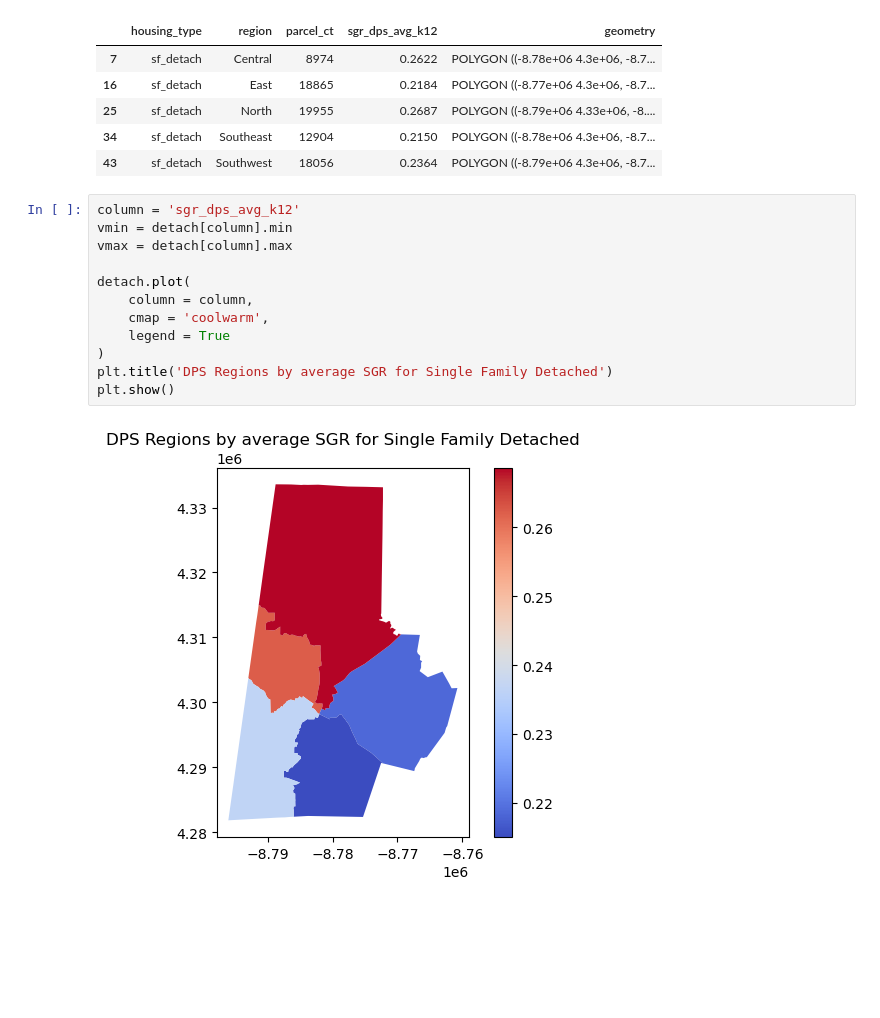
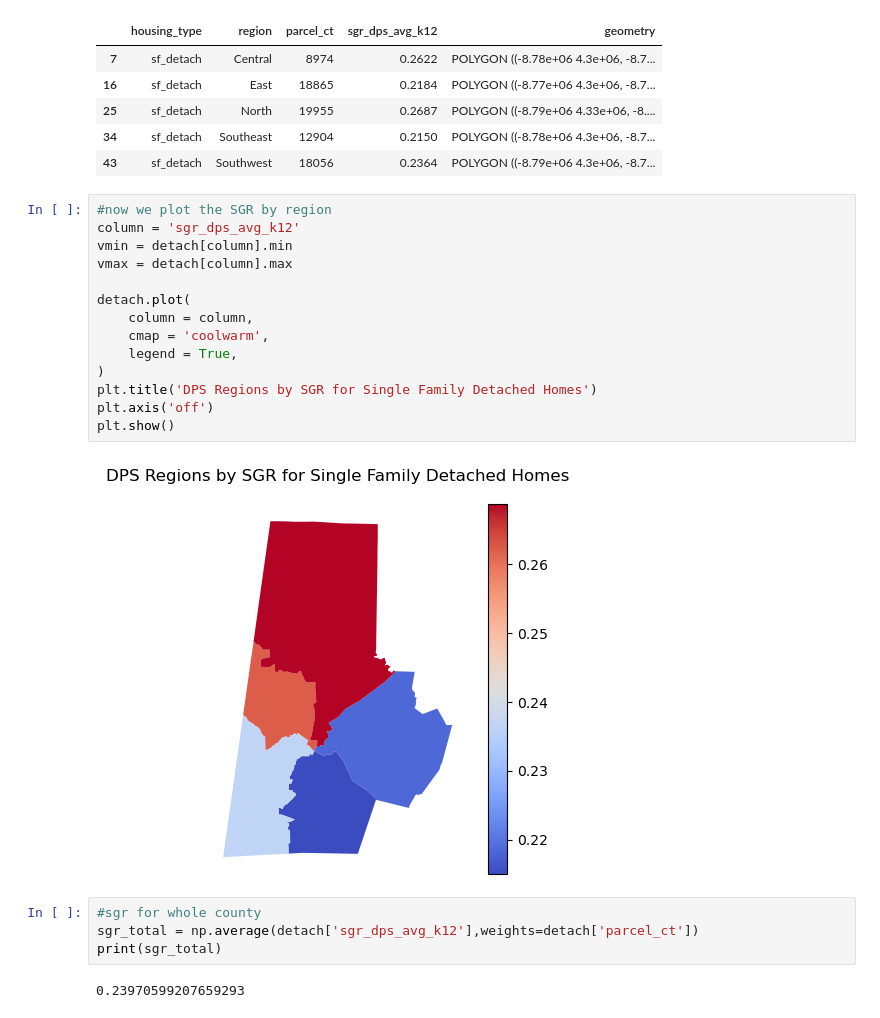
Before and after one commit to olublin/DPS-Planning, a Jupyter notebook: sgr_dev.ipynb, the cells around one changed output. Saved outputs shown, nothing was run; the diff lists cells and outputs as text; blank space fills up the shorter version.

```diff
--- a/sgr_dev.ipynb
+++ b/sgr_dev.ipynb
@@ -62,16 +63,24 @@ detach
 | 34 | sf_detach | Southeast | 12904 | 0.2150 | POLYGON ((-8.78e+06 4.3e+06, -8.7... |
 | 43 | sf_detach | Southwest | 18056 | 0.2364 | POLYGON ((-8.79e+06 4.3e+06, -8.7... |
 # %%
+#now we plot the SGR by region
 column = 'sgr_dps_avg_k12'
 vmin = detach[column].min
 vmax = detach[column].max
 
 detach.plot(
     column = column,
     cmap = 'coolwarm',
-    legend = True
+    legend = True,
 )
-plt.title('DPS Regions by average SGR for Single Family Detached')
+plt.title('DPS Regions by SGR for Single Family Detached Homes')
+plt.axis('off')
 plt.show()
 # %% [output]
-[figure, old version]
+[figure, new version]
+# %%
+#sgr for whole county
+sgr_total = np.average(detach['sgr_dps_avg_k12'],weights=detach['parcel_ct'])
+print(sgr_total)
+# %% [output]
+0.23970599207659293
```
Also changed, not shown: parts of 3 cells of this notebook.
